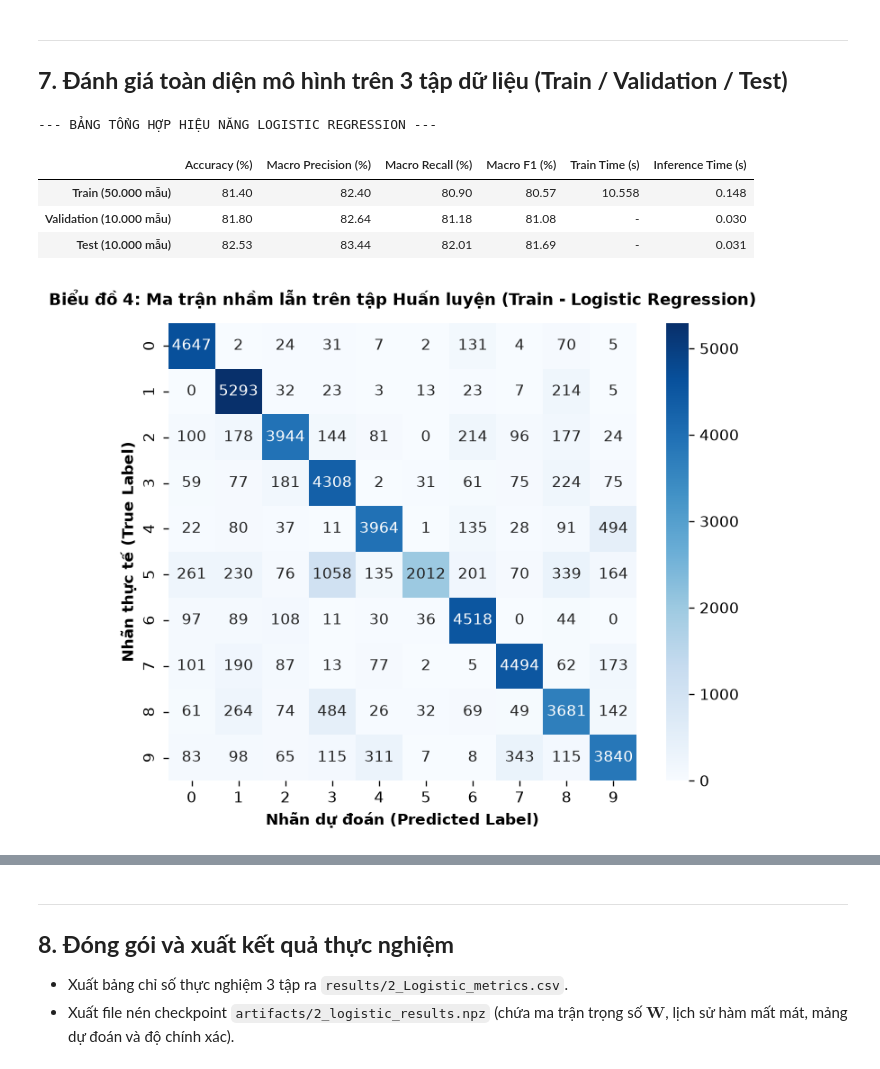
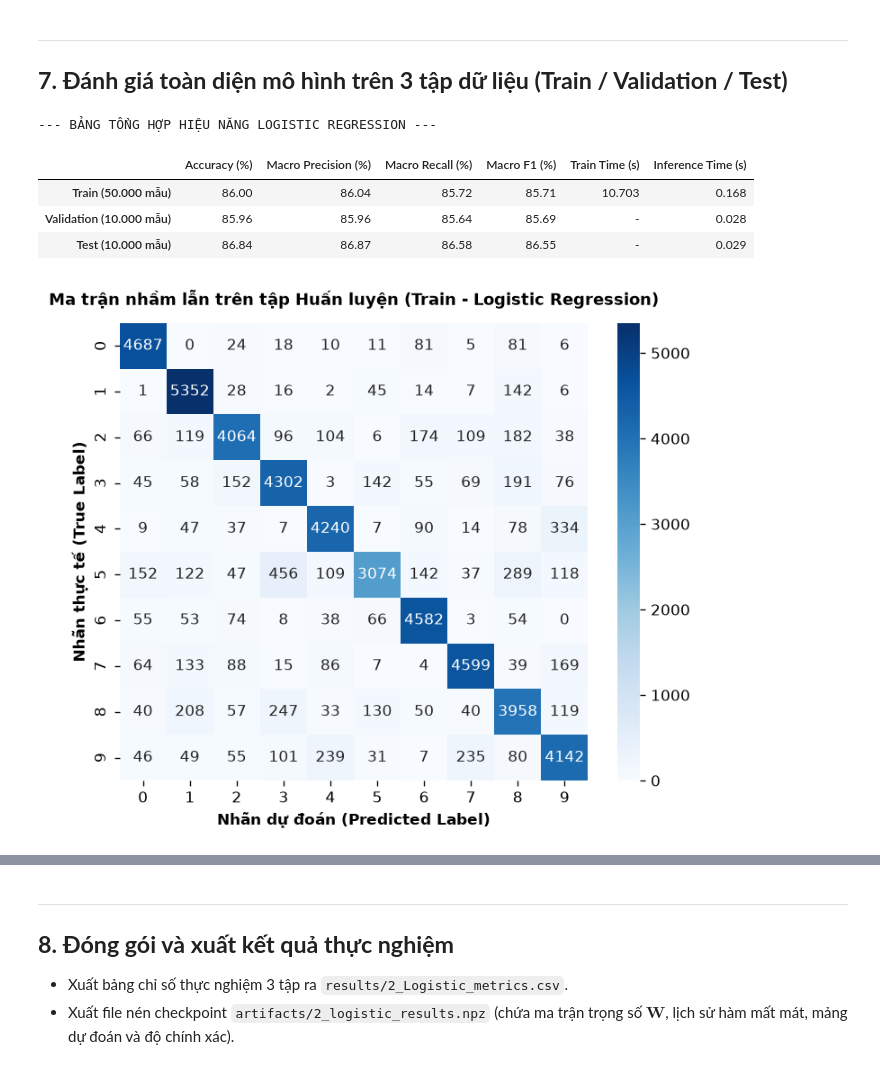
Before and after one commit to gautrangtoidayyy/Pattern-Recognition, a Jupyter notebook: notebook/2_Logistic.ipynb, the cells around one changed output, grey strips where cells are left out. Drawn from its saved outputs; the diff is of its cells as text; code cells hidden in the pictures.

```diff
--- a/notebook/2_Logistic.ipynb
+++ b/notebook/2_Logistic.ipynb
@@ -451,7 +451,7 @@ Sau khi xác định siêu tham số tối ưu $\eta^* = 0.5$, ta tiến hành:
 3. Ghép véc-tơ trọng số của 10 mô hình con thành ma trận trọng số $\mathbf{W} \in \mathbb{R}^{785 \times 10}$, tái cấu trúc thành 10 ảnh kích thước $28 \times 28$ để quan sát **Bản đồ nhiệt khuôn mẫu nhận thức 10 chữ số** (**Biểu đồ 3**).
 # %%
 # HUẤN LUYỆN MÔ HÌNH TỐI ƯU & ĐO ĐẠC THỜI GIAN
-best_lr = 0.1
+best_lr = 0.5
 max_epochs = 30
 
 print(f"--- HUẤN LUYỆN LOGISTIC REGRESSION ONE-VS-REST TỐI ƯU (eta = {best_lr}, max_epochs = {max_epochs}) ---")
@@ -640,24 +640,24 @@ display(df_metrics_lr)
 # %% [output]
 --- BẢNG TỔNG HỢP HIỆU NĂNG LOGISTIC REGRESSION ---
 |  | Accuracy (%) | Macro Precision (%) | Macro Recall (%) | Macro F1 (%) | Train Time (s) | Inference Time (s) |
-| Train (50.000 mẫu) | 81.40 | 82.40 | 80.90 | 80.57 | 10.558 | 0.148 |
-| Validation (10.000 mẫu) | 81.80 | 82.64 | 81.18 | 81.08 | - | 0.030 |
-| Test (10.000 mẫu) | 82.53 | 83.44 | 82.01 | 81.69 | - | 0.031 |
+| Train (50.000 mẫu) | 86.00 | 86.04 | 85.72 | 85.71 | 10.703 | 0.168 |
+| Validation (10.000 mẫu) | 85.96 | 85.96 | 85.64 | 85.69 | - | 0.028 |
+| Test (10.000 mẫu) | 86.84 | 86.87 | 86.58 | 86.55 | - | 0.029 |
 # %%
 # (Biểu đồ 4 - Logistic): MA TRẬN NHẦM LẪN TẬP HUẤN LUYỆN (TRAIN)
 cm_train_lr = confusion_matrix(y_train, preds_train_lr)
 plt.figure(figsize=(7, 5.5))
 sns.heatmap(cm_train_lr, annot=True, fmt="d", cmap="Blues", cbar=True,
             xticklabels=range(10), yticklabels=range(10))
-plt.title("Biểu đồ 4: Ma trận nhầm lẫn trên tập Huấn luyện (Train - Logistic Regression)", fontsize=11, fontweight="bold", pad=12)
+plt.title("Ma trận nhầm lẫn trên tập Huấn luyện (Train - Logistic Regression)", fontsize=11, fontweight="bold", pad=12)
 plt.xlabel("Nhãn dự đoán (Predicted Label)", fontsize=10, fontweight="bold")
 plt.ylabel("Nhãn thực tế (True Label)", fontsize=10, fontweight="bold")
 
 fig_path_4 = FIGURES_DIR / "2_04_logistic_confusion_train.png"
 plt.savefig(fig_path_4, bbox_inches="tight", dpi=150)
 plt.show()
 # %% [output]
-[figure, old version]
+[figure, new version]
 # %%
 # (Biểu đồ 5 - Logistic): MA TRẬN NHẦM LẪN TẬP KIỂM ĐỊNH (VALIDATION)
 
```
Also changed, not shown: parts of 14 cells of this notebook, 34 other files.
